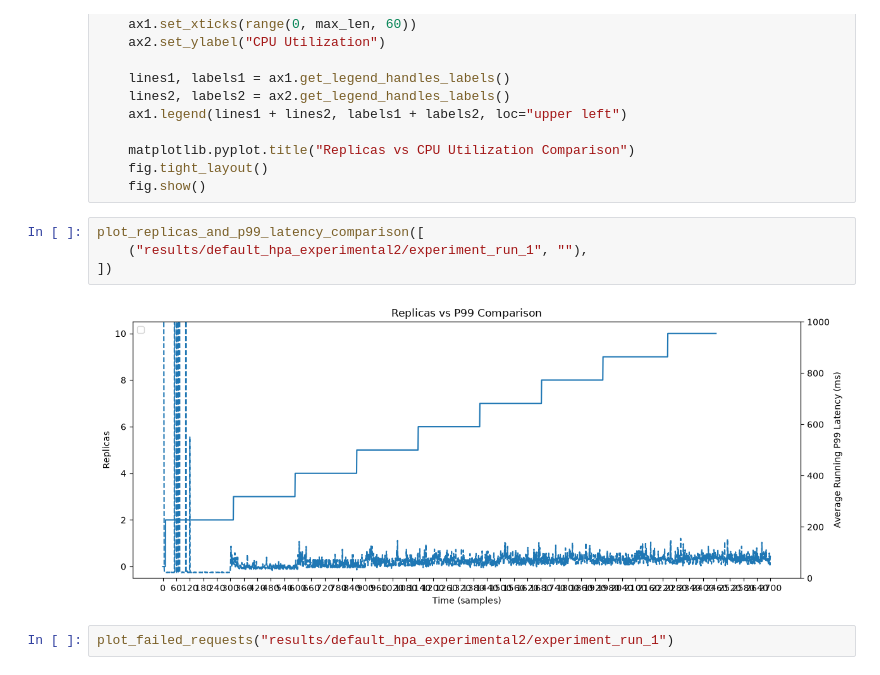
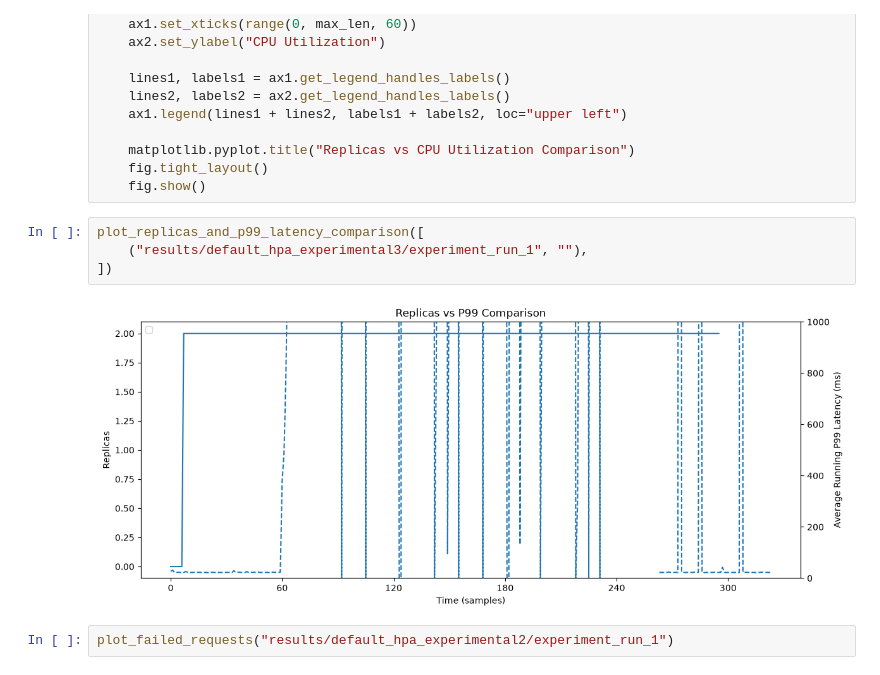
Before and after one commit to m-sef/crust, a Jupyter notebook: exp/graph.ipynb, the cells around one changed output. Cells and saved outputs as stored; diff of their text form.

```diff
--- a/exp/graph.ipynb
+++ b/exp/graph.ipynb
@@ -221,10 +221,10 @@ def plot_replicas_and_cpu_utilization_comparison(experiments : list[tuple[str, s
     fig.show()
 # %%
 plot_replicas_and_p99_latency_comparison([
-    ("results/default_hpa_experimental2/experiment_run_1", ""),
+    ("results/default_hpa_experimental3/experiment_run_1", ""),
 ])
 # %% [output]
-[figure, old version]
+[figure, new version]
 # %%
 plot_failed_requests("results/default_hpa_experimental2/experiment_run_1")
 # %% [output]
```
Also changed, not shown: 1 other file.
